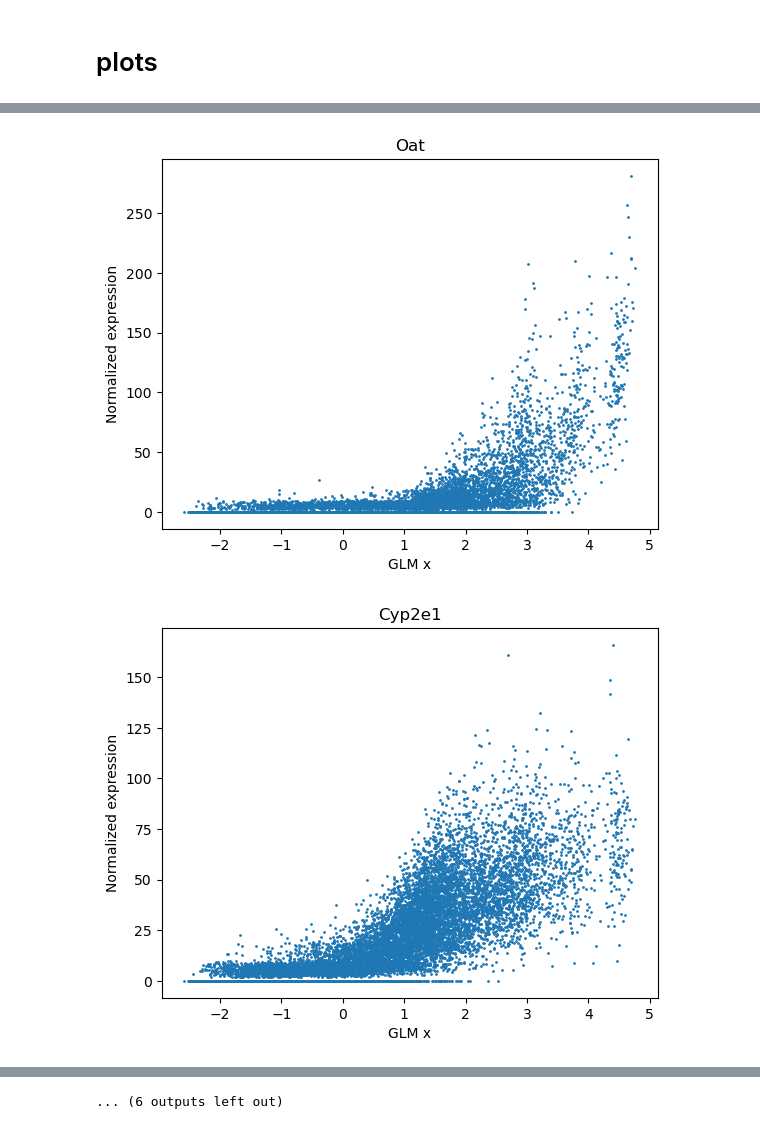
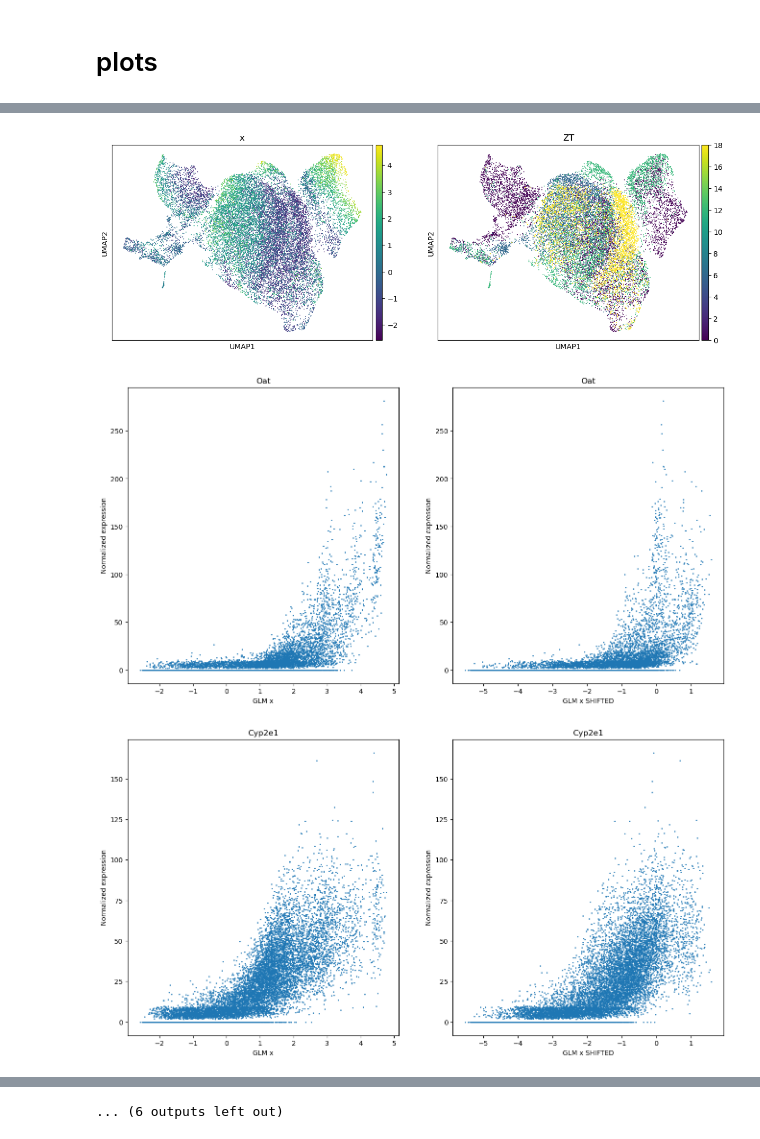
Before and after one commit to naef-lab/LiverZonation, a Jupyter notebook: MLE_droin.ipynb, the cells around one changed output, grey strips where cells are left out. Cells and saved outputs as stored; diff of their text form; code cells hidden in the pictures.

```diff
--- a/MLE_droin.ipynb
+++ b/MLE_droin.ipynb
@@ -77,6 +79,7 @@ torch.Size([18502, 10])
 # %%
 data = adata[:, cfg.genes]
 data.obs["n_c"] = adata.obs["s_counts"].copy()
+data.layers["f_cg"] = data.layers["s_norm"].toarray()
 # %%
 data.obs["n_c"]
 # %% [output]
@@ -96,7 +99,7 @@ Name: n_c, Length: 18502, dtype: float64
 ### PCA to initalize the lobular coordinate $x$
 # %%
 pca = PCA(n_components=2, whiten=False)
-X_pca = data.layers["s_norm"].toarray()
+X_pca = data.layers["f_cg"].copy()
 
 # normalize yourself
 X_pca = X_pca - X_pca.mean(axis=0)[None, :]
@@ -199,6 +197,6 @@ x_, a0_, a1_, disp, losses = md.training(
     clamp=clamp,
     n_iter=10000,
     batch_size=1,
-    dev=cfg.dev,
+    dev="cuda",
 )
 # %%
@@ -242,4 +217,4 @@ def shift_samples_per_mouse(x, a0, a1, sample_id, central, data, layer="f_cg"):
 # %%
 x_shifted, a0_shifted, a1_shifted, xs = md.shift_samples_per_mouse(
-    x_, a0_, a1_, sample_id, cfg.central, data, layer="s_norm"
+    x_, a0_, a1_, sample_id, cfg.central, data, layer="f_cg"
 )
@@ -260,10 +251,23 @@ adata[:, g].layers["s_norm"].shape
+# %%
+# plot adata colored by x
+sc.pl.umap(adata, color=["x", "ZT"], cmap="viridis")
+# %% [output]
+[figure, added]
 # %%
 for i,g in enumerate(cfg.genes):
-    plt.scatter(x_ , adata[:, g].layers["s_norm"].toarray().squeeze(), s=1)
+    plt.figure(figsize=(16, 8))
+    plt.subplot(121)
+    plt.scatter(x_ , data[:, g].layers["f_cg"].squeeze(), s=1)
     plt.title(g)
     plt.xlabel("GLM x")
     plt.ylabel("Normalized expression")
+
+    plt.subplot(122)
+    plt.scatter(x_shifted , data[:, g].layers["f_cg"].squeeze(), s=1)
+    plt.title(g)
+    plt.xlabel("GLM x SHIFTED")
+    plt.ylabel("Normalized expression")
     plt.show()
 # %% [output]
-[figure, old version]
+[figure, new version]
-[figure, old version]
+[figure, new version]
```
Also changed, not shown: parts of 19 cells of this notebook, 1 other file.
